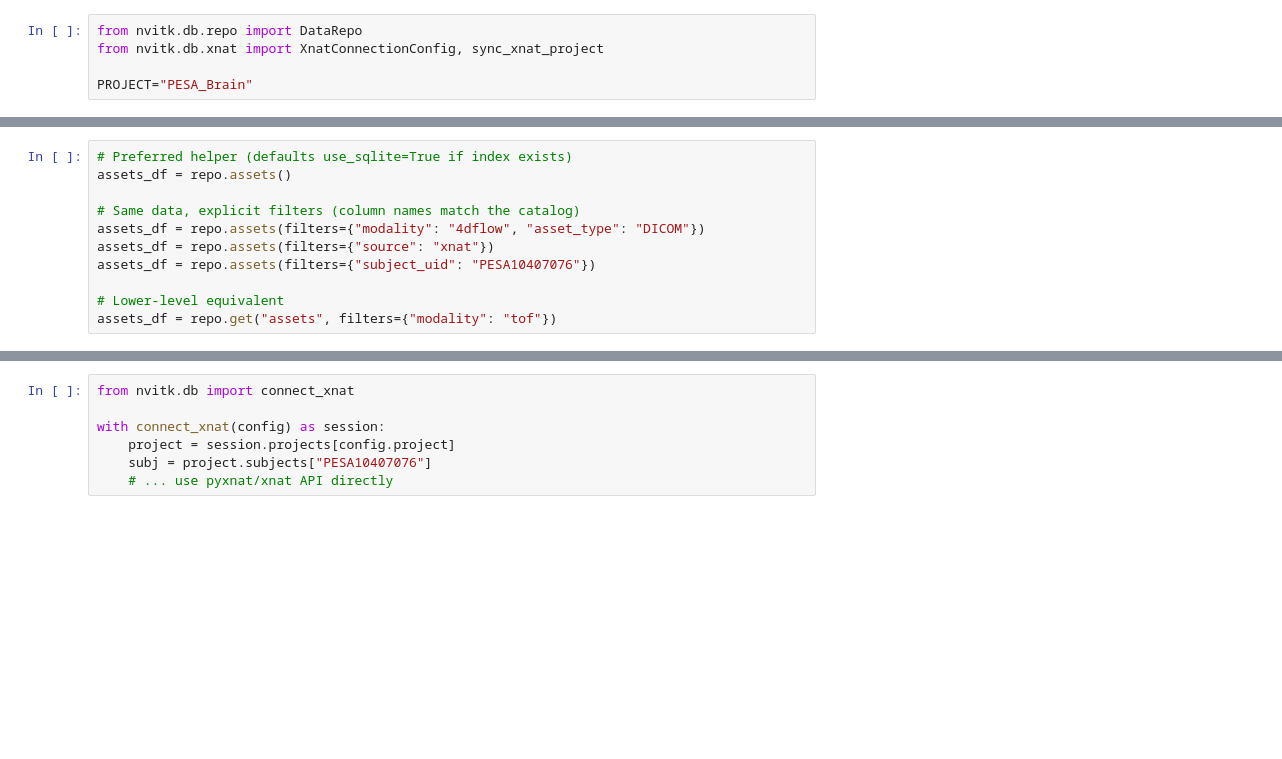
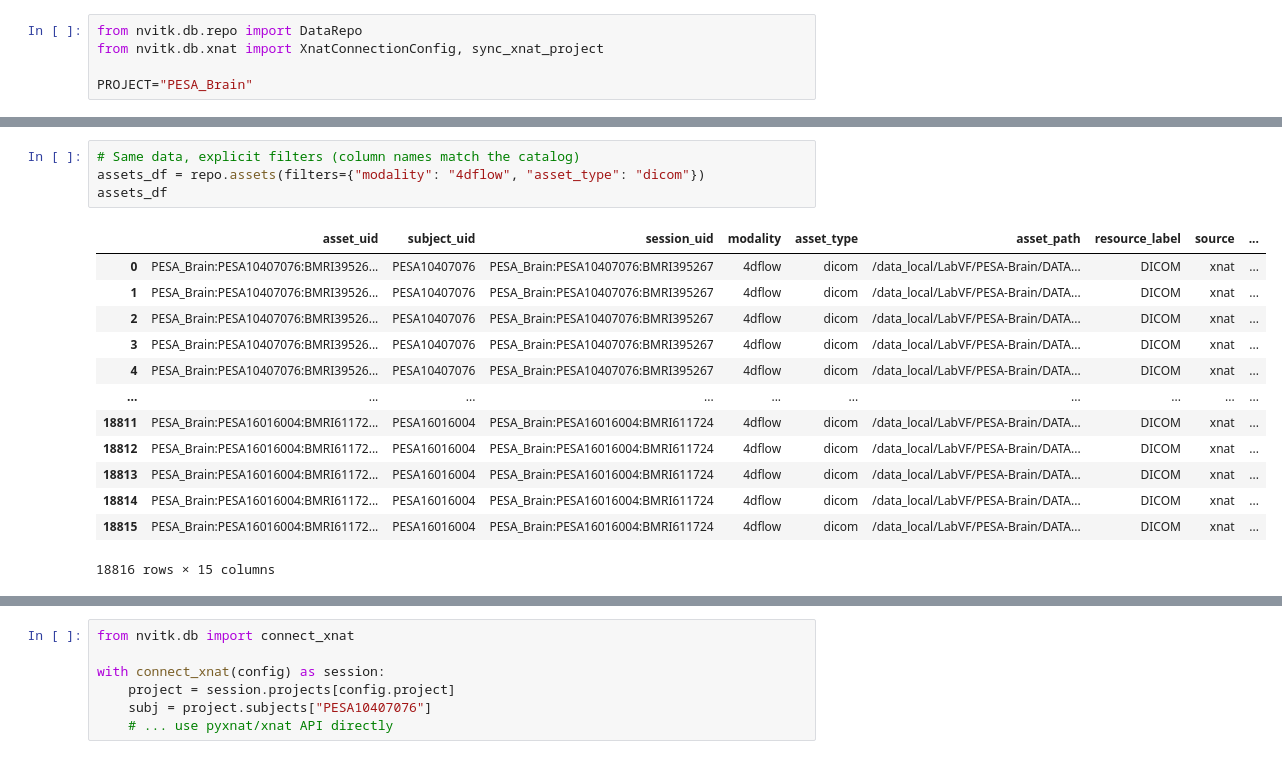
Before and after one commit to CNIC-Neuroimaging/Nvitk, a Jupyter notebook: notebooks/prototypes/xnat.ipynb, the cells around one changed output, grey strips where cells are left out. Drawn from its saved outputs; the diff is of its cells as text; blank space fills up the shorter version.

```diff
--- a/notebooks/prototypes/xnat.ipynb
+++ b/notebooks/prototypes/xnat.ipynb
@@ -67,11 +118,18 @@ frames
 # %%
-# Preferred helper (defaults use_sqlite=True if index exists)
-assets_df = repo.assets()
-
 # Same data, explicit filters (column names match the catalog)
-assets_df = repo.assets(filters={"modality": "4dflow", "asset_type": "DICOM"})
-assets_df = repo.assets(filters={"source": "xnat"})
-assets_df = repo.assets(filters={"subject_uid": "PESA10407076"})
-
-# Lower-level equivalent
-assets_df = repo.get("assets", filters={"modality": "tof"})
+assets_df = repo.assets(filters={"modality": "4dflow", "asset_type": "dicom"})
+assets_df
+# %% [output]
+|  | asset_uid | subject_uid | session_uid | modality | asset_type | asset_path | resource_label | source | ... |
+| 0 | PESA_Brain:PESA10407076:BMRI39526... | PESA10407076 | PESA_Brain:PESA10407076:BMRI395267 | 4dflow | dicom | /data_local/LabVF/PESA-Brain/DATA... | DICOM | xnat | ... |
+| 1 | PESA_Brain:PESA10407076:BMRI39526... | PESA10407076 | PESA_Brain:PESA10407076:BMRI395267 | 4dflow | dicom | /data_local/LabVF/PESA-Brain/DATA... | DICOM | xnat | ... |
+| 2 | PESA_Brain:PESA10407076:BMRI39526... | PESA10407076 | PESA_Brain:PESA10407076:BMRI395267 | 4dflow | dicom | /data_local/LabVF/PESA-Brain/DATA... | DICOM | xnat | ... |
+| 3 | PESA_Brain:PESA10407076:BMRI39526... | PESA10407076 | PESA_Brain:PESA10407076:BMRI395267 | 4dflow | dicom | /data_local/LabVF/PESA-Brain/DATA... | DICOM | xnat | ... |
+| 4 | PESA_Brain:PESA10407076:BMRI39526... | PESA10407076 | PESA_Brain:PESA10407076:BMRI395267 | 4dflow | dicom | /data_local/LabVF/PESA-Brain/DATA... | DICOM | xnat | ... |
+| ... | ... | ... | ... | ... | ... | ... | ... | ... | ... |
+| 18811 | PESA_Brain:PESA16016004:BMRI61172... | PESA16016004 | PESA_Brain:PESA16016004:BMRI611724 | 4dflow | dicom | /data_local/LabVF/PESA-Brain/DATA... | DICOM | xnat | ... |
+| 18812 | PESA_Brain:PESA16016004:BMRI61172... | PESA16016004 | PESA_Brain:PESA16016004:BMRI611724 | 4dflow | dicom | /data_local/LabVF/PESA-Brain/DATA... | DICOM | xnat | ... |
+| 18813 | PESA_Brain:PESA16016004:BMRI61172... | PESA16016004 | PESA_Brain:PESA16016004:BMRI611724 | 4dflow | dicom | /data_local/LabVF/PESA-Brain/DATA... | DICOM | xnat | ... |
+| 18814 | PESA_Brain:PESA16016004:BMRI61172... | PESA16016004 | PESA_Brain:PESA16016004:BMRI611724 | 4dflow | dicom | /data_local/LabVF/PESA-Brain/DATA... | DICOM | xnat | ... |
+| 18815 | PESA_Brain:PESA16016004:BMRI61172... | PESA16016004 | PESA_Brain:PESA16016004:BMRI611724 | 4dflow | dicom | /data_local/LabVF/PESA-Brain/DATA... | DICOM | xnat | ... |
+18816 rows × 15 columns
```
Also changed, not shown: parts of 6 cells of this notebook, 11 other files.
